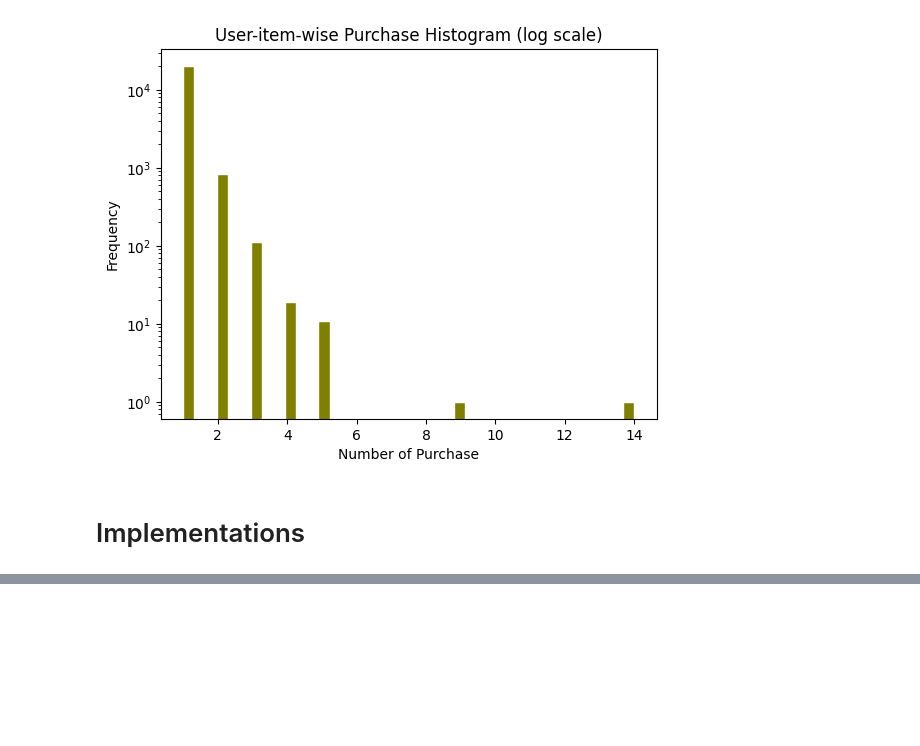
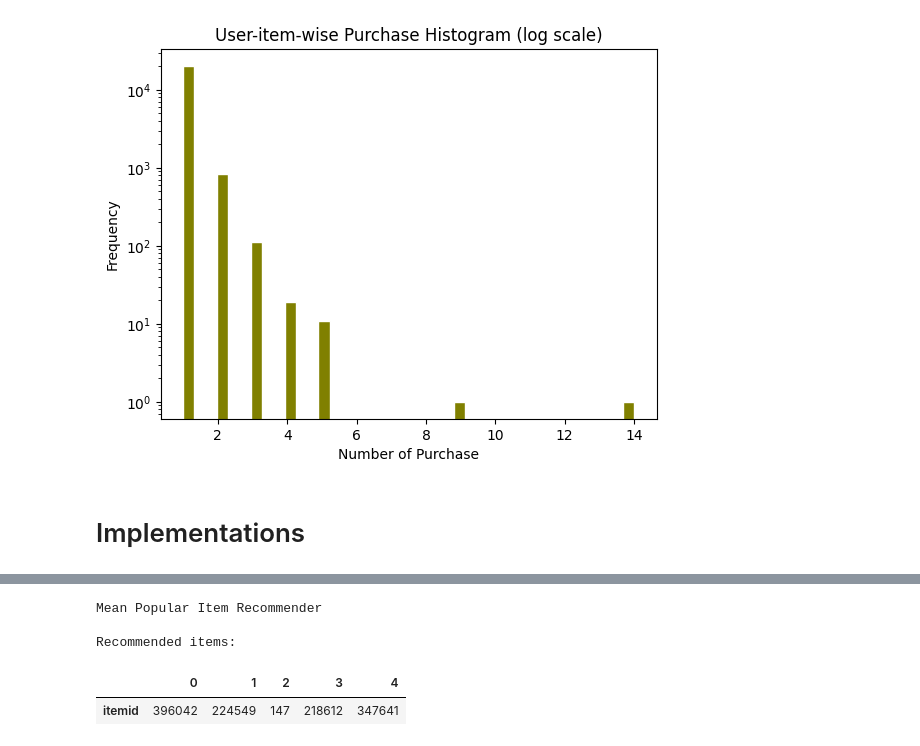
Before and after one commit to matthew-balogh/recommendation-systems-project, a Jupyter notebook: project.ipynb, the cells around one changed output, grey strips where cells are left out. Cells and saved outputs as stored; diff of their text form; code cells hidden in the pictures; blank space fills up the shorter version.

```diff
--- a/project.ipynb
+++ b/project.ipynb
@@ -178,0 +259,39 @@ assert transaction_events[transaction_events['visitorid'] == designated_visitor_
+# %%
+class MeanPopularItemRecommender():
+    def __init__(self, transactions, verb=False):
+        self.transactions = transactions
+        self.verb = verb
+
+        if self.verb:
+            self.welcome()
+
+    def welcome(self):
+        print("Mean Popular Item Recommender", "\n")
+
+    def recommend(self, n):
+        items_recommended = (
+            self.transactions
+            .pipe(lambda df: df.groupby(by=['visitorid', 'itemid'])['transactionid'].count().rename("visitor purchase count"))
+            .reset_index()
+            .pipe(lambda df: df.groupby(by='itemid')['visitor purchase count'].mean())
+            .sort_values(ascending=False)[:n]
+            .index
+            .tolist()
+        )
+
+        if self.verb:
+            print("Recommended items:", "\n")
+            display(pd.Series(items_recommended, name="itemid").to_frame().T)
+
+        return items_recommended
+# %%
+items_recommended = (
+    MeanPopularItemRecommender(transaction_events, verb=True)
+        .recommend(N)
+)
+# %% [output]
+Mean Popular Item Recommender
+
+Recommended items:
+|  | 0 | 1 | 2 | 3 | 4 |
+| itemid | 396042 | 224549 | 147 | 218612 | 347641 |
```
Also changed, not shown: parts of 39 cells of this notebook.
